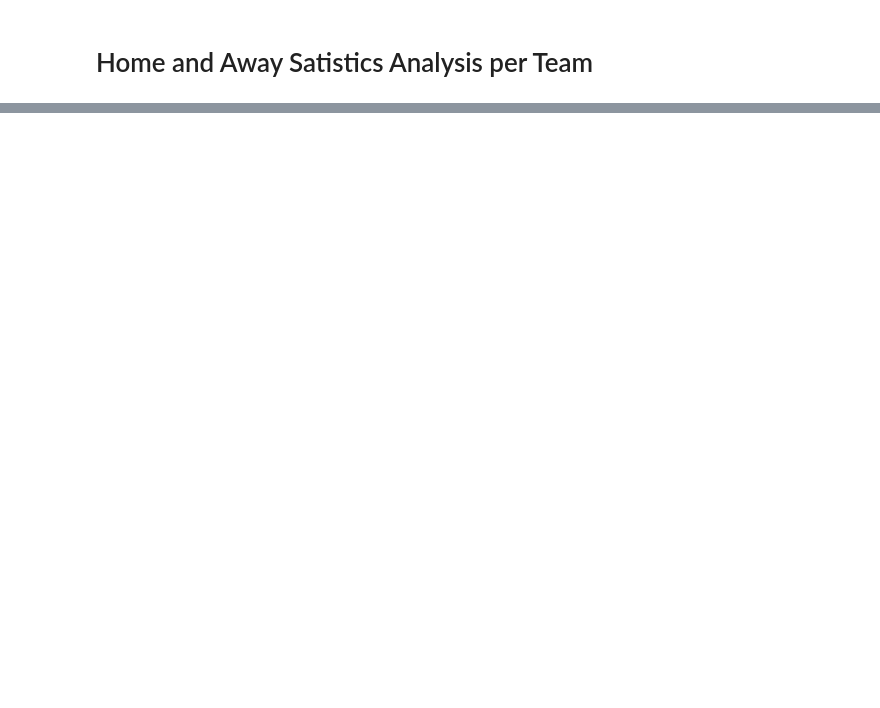
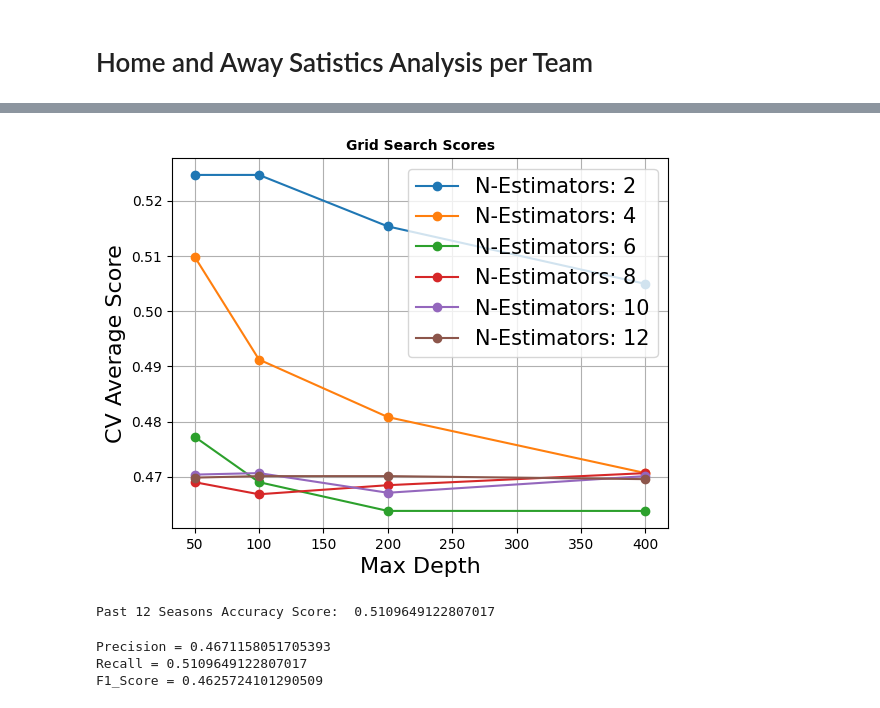
Before and after one commit to Sunan2002/Premier-Leauge-Prediction-Model, a Jupyter notebook: XGBClassifier.ipynb, the cells around one changed output, grey strips where cells are left out. Cells and saved outputs as stored; diff of their text form; code cells hidden in the pictures; blank space fills up the shorter version.

Commit message:
Updated XGB Boost Classifier Model

```diff
--- a/XGBClassifier.ipynb
+++ b/XGBClassifier.ipynb
@@ -746,0 +292,5 @@ dict = {}
+# %%
+model.fit(X_train, y_train)
+print("Params: ", model.best_params_)
+print("Score: ", model.best_score_)
+print("Estimator: ", model.best_estimator_)
@@ -746,0 +332,46 @@ dict = {}
+# %%
+# Visualization Code Taken From: https://stackoverflow.com/questions/37161563/how-to-graph-grid-scores-from-gridsearchcv
+
+def plot_grid_search(cv_results, grid_param_1, grid_param_2, name_param_1, name_param_2):
+    # Get Test Scores Mean and std for each grid search
+    scores_mean = cv_results['mean_test_score']
+    scores_mean = np.array(scores_mean).reshape(len(grid_param_2),len(grid_param_1))
+
+    scores_sd = cv_results['std_test_score']
+    scores_sd = np.array(scores_sd).reshape(len(grid_param_2),len(grid_param_1))
+
+    # Plot Grid search scores
+    _, ax = plt.subplots(1,1)
+
+    # Param1 is the X-axis, Param 2 is represented as a different curve (color line)
+    for idx, val in enumerate(grid_param_2):
+        ax.plot(grid_param_1, scores_mean[idx,:], '-o', label= name_param_2 + ': ' + str(val))
+
+    ax.set_title("Grid Search Scores", fontsize=10, fontweight='bold')
+    ax.set_xlabel(name_param_1, fontsize=16)
+    ax.set_ylabel('CV Average Score', fontsize=16)
+    ax.legend(loc="best", fontsize=15)
+    ax.grid('on')
+
+# Calling Method
+plot_grid_search(model.cv_results_, [50,100,200,400],
+                 [2,4,6,8,10,12], 'Max Depth', 'N-Estimators')
+# %% [output]
+[figure, added]
+# %%
+prediction = model.predict(X_test)
+acc_score = accuracy_score(y_test, prediction)
+print("Past 12 Seasons Accuracy Score: ", acc_score)
+# %% [output]
+Past 12 Seasons Accuracy Score:  0.5109649122807017
+# %%
+from sklearn.metrics import precision_recall_fscore_support, confusion_matrix, f1_score, precision_score, recall_score
+
+prec_score,recall_score,f_score,support = precision_recall_fscore_support(y_test, prediction, average='weighted')
+print("Precision =", prec_score)
+print("Recall =", recall_score)
+print("F1_Score =", f_score)
+# %% [output]
+Precision = 0.4671158051705393
+Recall = 0.5109649122807017
+F1_Score = 0.4625724101290509
```
Also changed, not shown: parts of 91 cells of this notebook.
